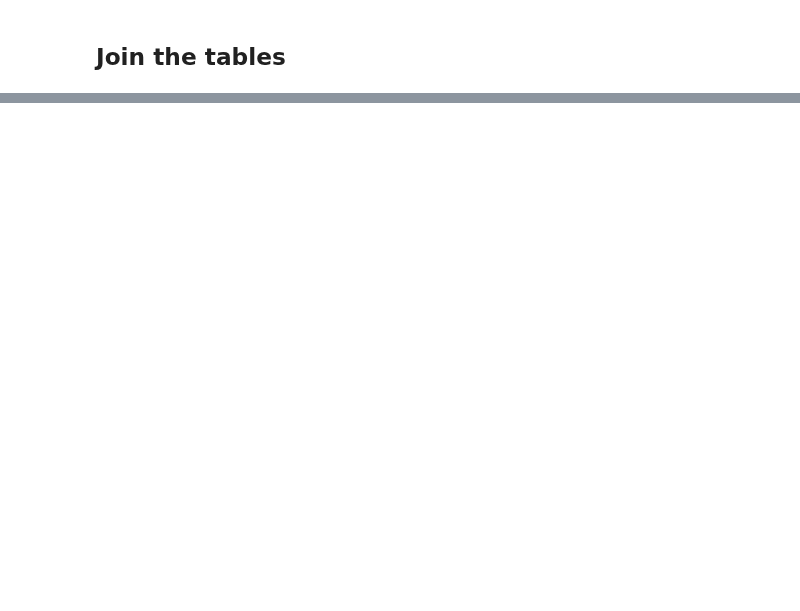
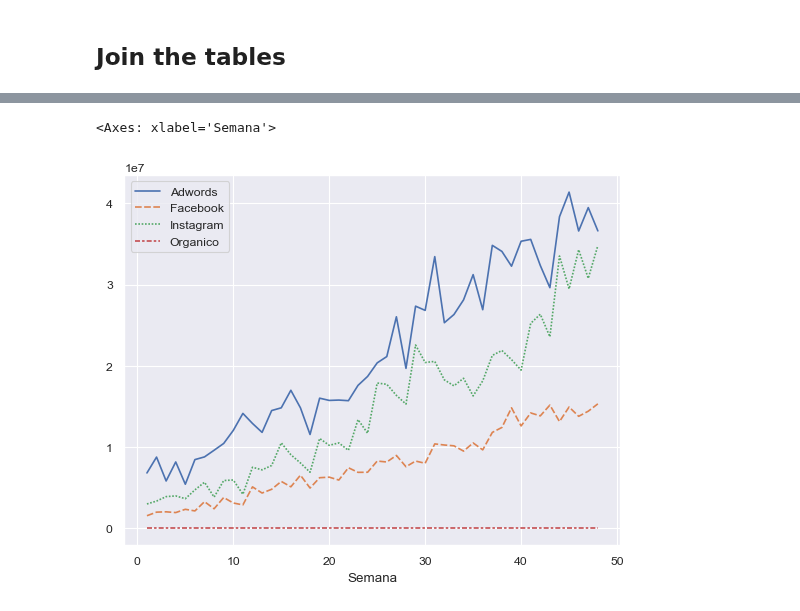
Before and after one commit to esolanoo/ProyectoTerminal_Ejercicios, a Jupyter notebook: Caso1/analysis.ipynb, the cells around one changed output, grey strips where cells are left out. Drawn from its saved outputs; the diff is of its cells as text; code cells hidden in the pictures; blank space fills up the shorter version.

```diff
--- a/Caso1/analysis.ipynb
+++ b/Caso1/analysis.ipynb
@@ -122,0 +114,3 @@ data.head()
+# %%
+data['Gasto'] = data.apply(lambda row: row[row['Canal']] if row['Canal'] in ['Facebook', 'Instagram', 'Adwords'] else 0, axis=1)
+data.sample(3)
@@ -122,0 +129,14 @@ data.head()
+# %%
+import seaborn as sea
+import matplotlib.pyplot as plt
+
+sea.set_theme()
+sea.set_context("paper")
+sea.axes_style("darkgrid");
+# %%
+expenses_per_week = data.groupby(['Semana']).sum().iloc[:, -4:-1]
+expenses_per_week['Organico'] = 0
+sea.lineplot(expenses_per_week)
+# %% [output]
+<Axes: xlabel='Semana'>
+[figure, added]
```
Also changed, not shown: parts of 11 cells of this notebook.
